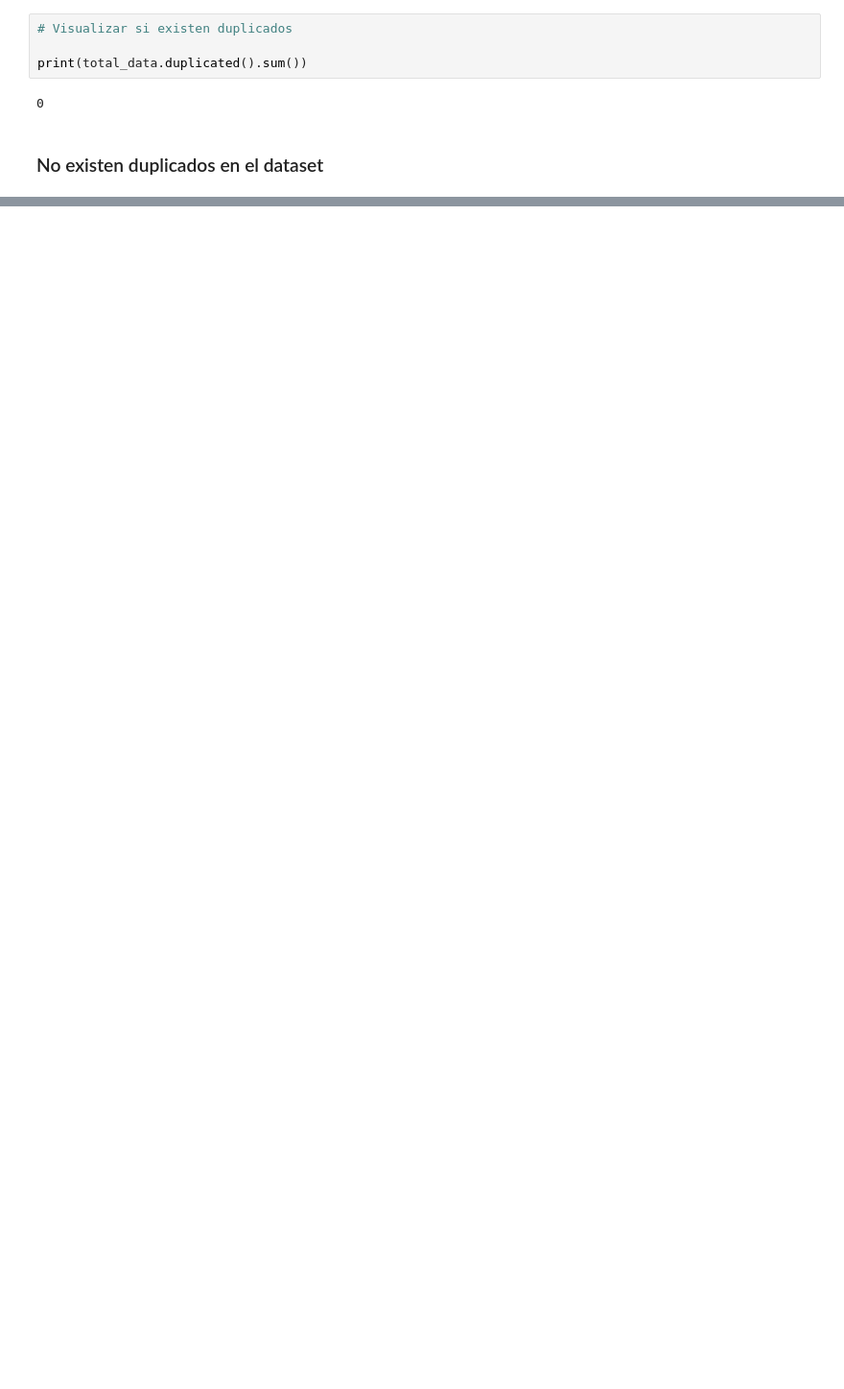
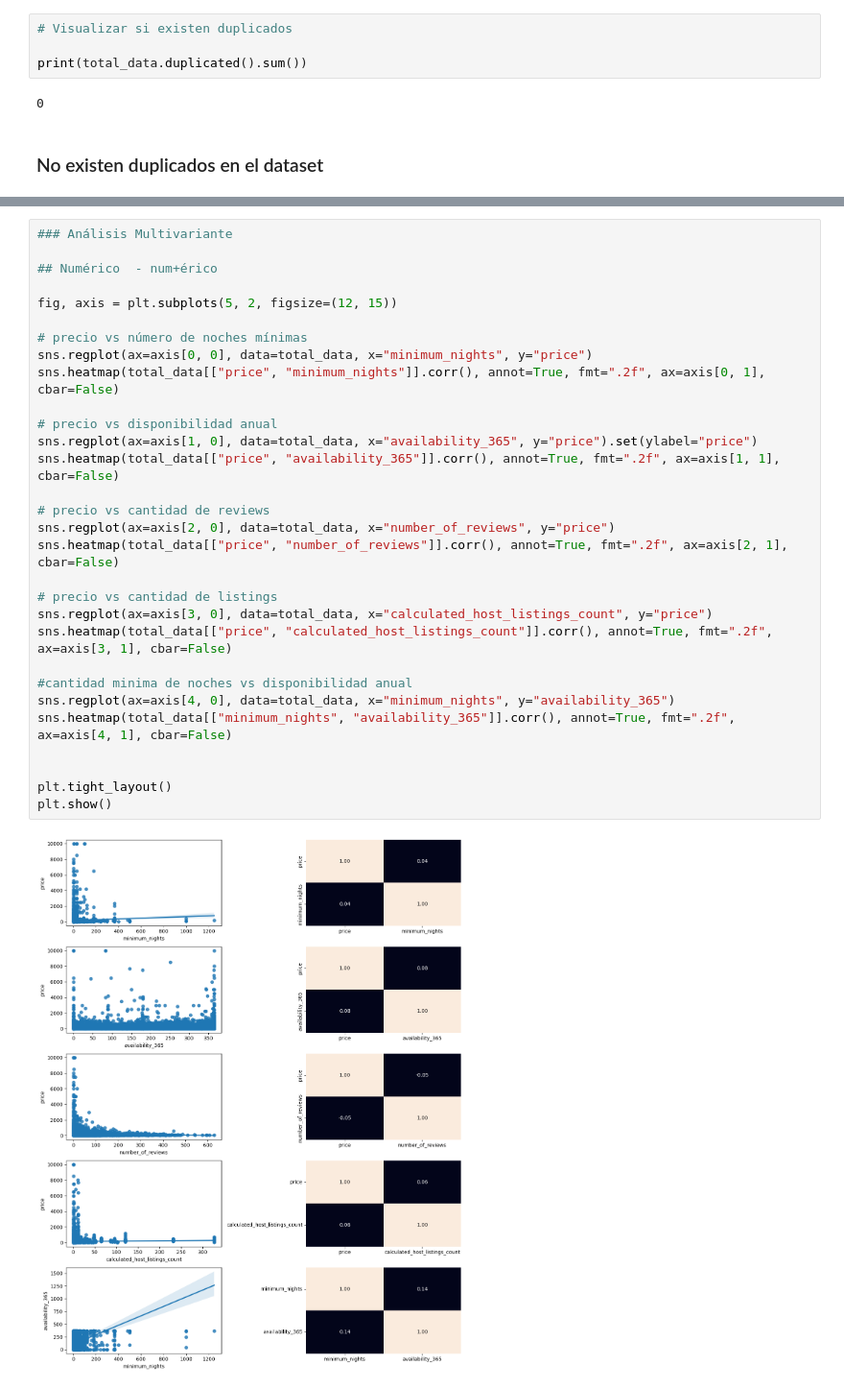
Before and after one commit to lbdelilla/airbnb-exploratory-data-analysis, a Jupyter notebook: src/explore.ipynb, the cells around one changed output, grey strips where cells are left out. Shown at 96% size. Saved outputs shown, nothing was run; the diff lists cells and outputs as text; blank space fills up the shorter version.

```diff
--- a/src/explore.ipynb
+++ b/src/explore.ipynb
@@ -148,0 +147,32 @@ plt.show()
+# %%
+### Análisis Multivariante
+
+## Numérico  - num+érico
+
+fig, axis = plt.subplots(5, 2, figsize=(12, 15))
+
+# precio vs número de noches mínimas
+sns.regplot(ax=axis[0, 0], data=total_data, x="minimum_nights", y="price")
+sns.heatmap(total_data[["price", "minimum_nights"]].corr(), annot=True, fmt=".2f", ax=axis[0, 1], cbar=False)
+
+# precio vs disponibilidad anual
+sns.regplot(ax=axis[1, 0], data=total_data, x="availability_365", y="price").set(ylabel="price")
+sns.heatmap(total_data[["price", "availability_365"]].corr(), annot=True, fmt=".2f", ax=axis[1, 1], cbar=False)
+
+# precio vs cantidad de reviews
+sns.regplot(ax=axis[2, 0], data=total_data, x="number_of_reviews", y="price")
+sns.heatmap(total_data[["price", "number_of_reviews"]].corr(), annot=True, fmt=".2f", ax=axis[2, 1], cbar=False)
+
+# precio vs cantidad de listings
+sns.regplot(ax=axis[3, 0], data=total_data, x="calculated_host_listings_count", y="price")
+sns.heatmap(total_data[["price", "calculated_host_listings_count"]].corr(), annot=True, fmt=".2f", ax=axis[3, 1], cbar=False)
+
+#cantidad minima de noches vs disponibilidad anual
+sns.regplot(ax=axis[4, 0], data=total_data, x="minimum_nights", y="availability_365")
+sns.heatmap(total_data[["minimum_nights", "availability_365"]].corr(), annot=True, fmt=".2f", ax=axis[4, 1], cbar=False)
+
+
+plt.tight_layout()
+plt.show()
+# %% [output]
+[figure, added]
```
Also changed, not shown: parts of 25 cells of this notebook.
